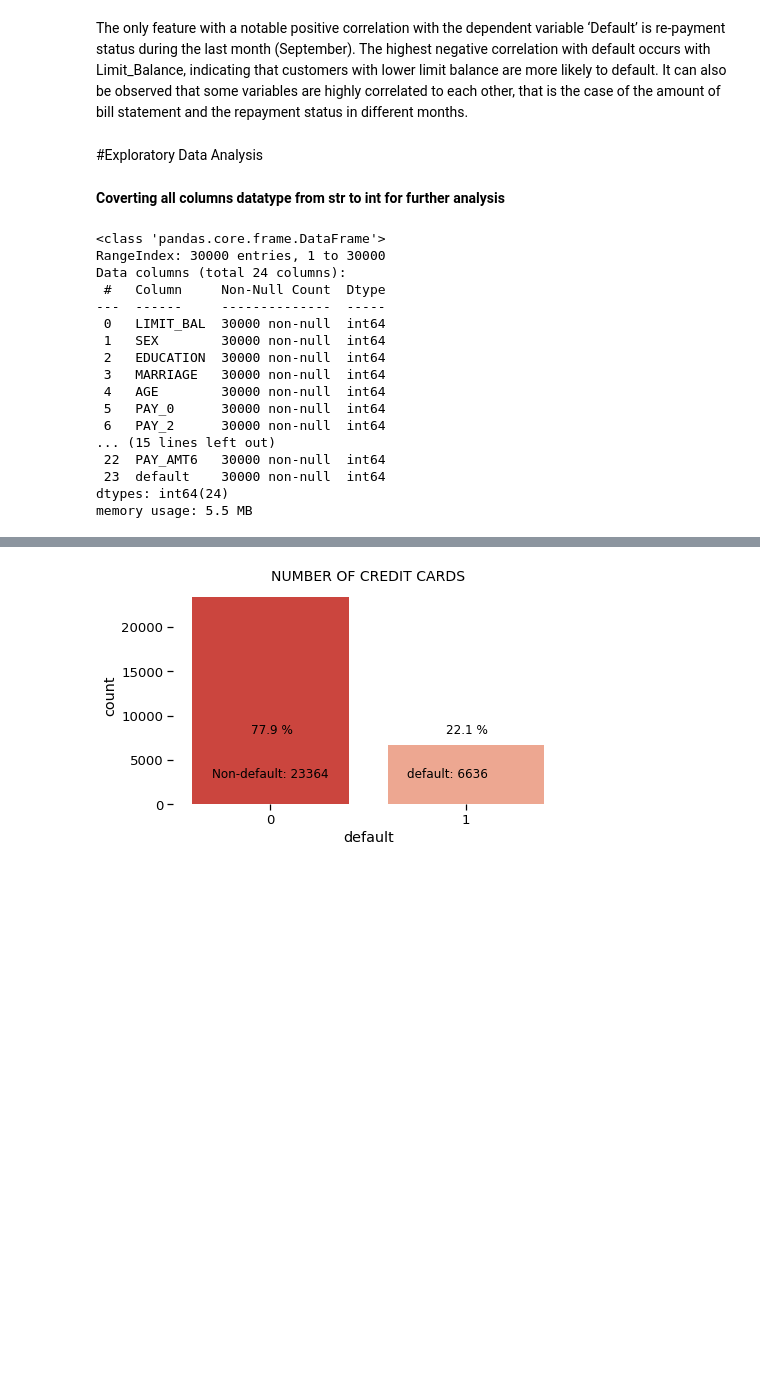
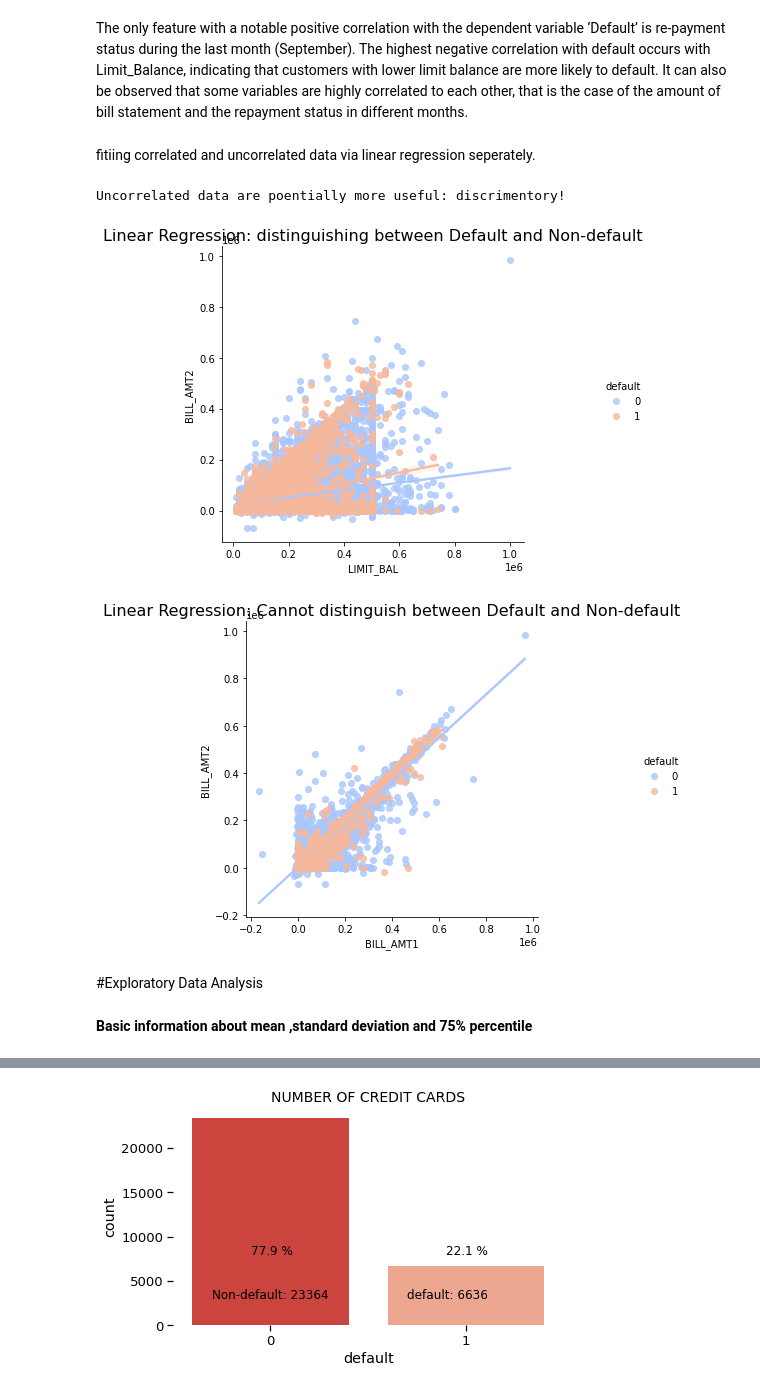
Before and after one commit to shakib68/credit-card-capstone3, a Jupyter notebook: Copy_of_Credit_Card_Default_Prediction_Capstone_Project.ipynb, the cells around one changed output, grey strips where cells are left out. Drawn from its saved outputs; the diff is of its cells as text; code cells hidden in the pictures; blank space fills up the shorter version.

```diff
--- a/Copy_of_Credit_Card_Default_Prediction_Capstone_Project.ipynb
+++ b/Copy_of_Credit_Card_Default_Prediction_Capstone_Project.ipynb
@@ -222,6 +227,21 @@ plt.show()
 # %% [markdown]
 The only feature with a notable positive correlation with the dependent variable ‘Default’ is re-payment status during the last month (September). The highest negative correlation with default occurs with Limit_Balance, indicating that customers with lower limit balance are more likely to default. It can also be observed that some variables are highly correlated to each other, that is the case of the amount of bill statement and the repayment status in different months.
+# %% [markdown]
+fitiing correlated and uncorrelated data via linear regression seperately.
+# %%
+sns.lmplot(x='LIMIT_BAL', y= 'BILL_AMT2', data = df, hue ='default',
+           palette='coolwarm')
+plt.title('Linear Regression: distinguishing between Default and Non-default', size=16)
+
+
+sns.lmplot(x='BILL_AMT1', y= 'BILL_AMT2', data = df, hue ='default',
+           palette='coolwarm')
+plt.title('Linear Regression: Cannot distinguish between Default and Non-default', size=16);
+
+print('Uncorrelated data are poentially more useful: discrimentory!')
+# %% [output]
+Uncorrelated data are poentially more useful: discrimentory!
+[figure, added]
+[figure, added]
 # %% [markdown]
 #Exploratory Data Analysis
-# %% [markdown]
-**Coverting all columns datatype from str to int for further analysis**
@@ -231,23 +248,5 @@ df= df.astype(int)
-# %%
-df.info()
-# %% [output]
-<class 'pandas.core.frame.DataFrame'>
-RangeIndex: 30000 entries, 1 to 30000
-Data columns (total 24 columns):
- #   Column     Non-Null Count  Dtype
----  ------     --------------  -----
- 0   LIMIT_BAL  30000 non-null  int64
- 1   SEX        30000 non-null  int64
- 2   EDUCATION  30000 non-null  int64
- 3   MARRIAGE   30000 non-null  int64
- 4   AGE        30000 non-null  int64
- 5   PAY_0      30000 non-null  int64
- 6   PAY_2      30000 non-null  int64
-... (15 lines left out)
- 22  PAY_AMT6   30000 non-null  int64
- 23  default    30000 non-null  int64
-dtypes: int64(24)
-memory usage: 5.5 MB
+# %% [markdown]
+**Basic information about mean ,standard deviation and 75% percentile**
 # %%
 df.describe()
 # %% [output]
```
Also changed, not shown: parts of 59 cells of this notebook.
